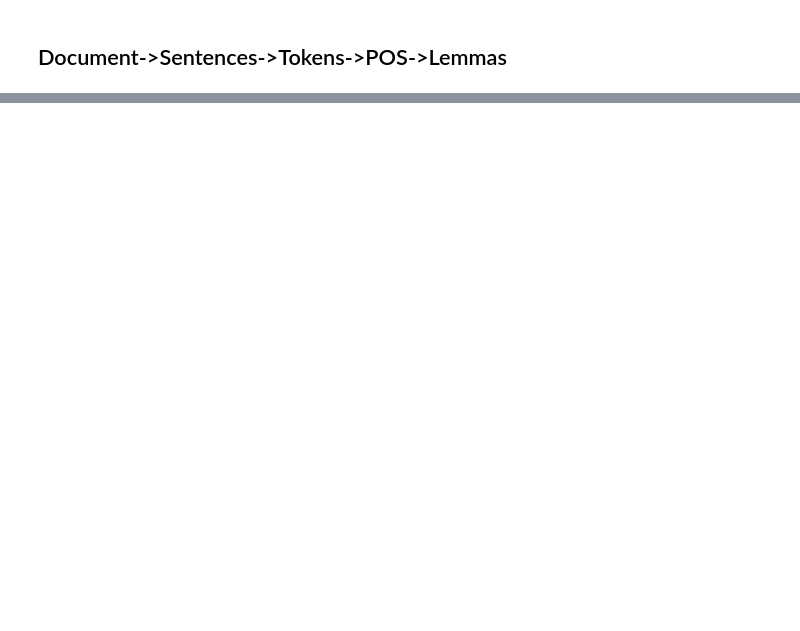
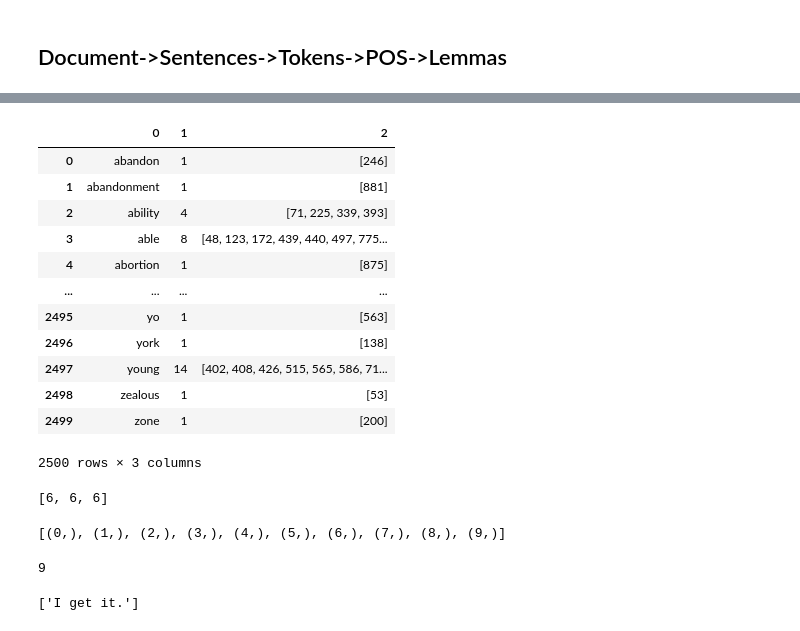
Before and after one commit to jgeysen/eigen_tech_project, a Jupyter notebook: Untitled.ipynb, the cells around one changed output, grey strips where cells are left out. Saved outputs shown, nothing was run; the diff lists cells and outputs as text; code cells hidden in the pictures; blank space fills up the shorter version.

```diff
--- a/Untitled.ipynb
+++ b/Untitled.ipynb
@@ -219,8 +97,0 @@ df_ii[:20]
-# %%
-x = CountVectorizer()
-
-
-
-y = x.fit(corpus)
-
-z = y.transform(corpus)
@@ -231,9 +97,0 @@ AttributeError: get_feature_names not found
-# %%
-import requests
-
-
-x =
-# %%
-x = DataLoader("data/")
-
-df = x.df()
@@ -249,0 +288,3 @@ len(y.lemmatized_sentences)
+# %%
+x = InvertedIndex("data/")
+y = x.solution
@@ -249,0 +311,20 @@ len(y.lemmatized_sentences)
+# %%
+pd.DataFrame(y)
+# %% [output]
+|  | 0 | 1 | 2 |
+| 0 | abandon | 1 | [246] |
+| 1 | abandonment | 1 | [881] |
+| 2 | ability | 4 | [71, 225, 339, 393] |
+| 3 | able | 8 | [48, 123, 172, 439, 440, 497, 775... |
+| 4 | abortion | 1 | [875] |
+| ... | ... | ... | ... |
+| 2495 | yo | 1 | [563] |
+| 2496 | york | 1 | [138] |
+| 2497 | young | 14 | [402, 408, 426, 515, 565, 586, 71... |
+| 2498 | zealous | 1 | [53] |
+| 2499 | zone | 1 | [200] |
+2500 rows × 3 columns
+# %%
+x._document_mapper([1,2,3])
+# %% [output]
+[6, 6, 6]
@@ -249,0 +333,12 @@ len(y.lemmatized_sentences)
+# %%
+ix
+# %% [output]
+[(0,), (1,), (2,), (3,), (4,), (5,), (6,), (7,), (8,), (9,)]
+# %%
+min([len(z[1]) for z in y if len(z[1])>1])
+# %% [output]
+9
+# %%
+[z[1] for z in y if len(z[1])==9]
+# %% [output]
+['I get it.']
```
Also changed, not shown: parts of 44 cells of this notebook, 2 other files.
